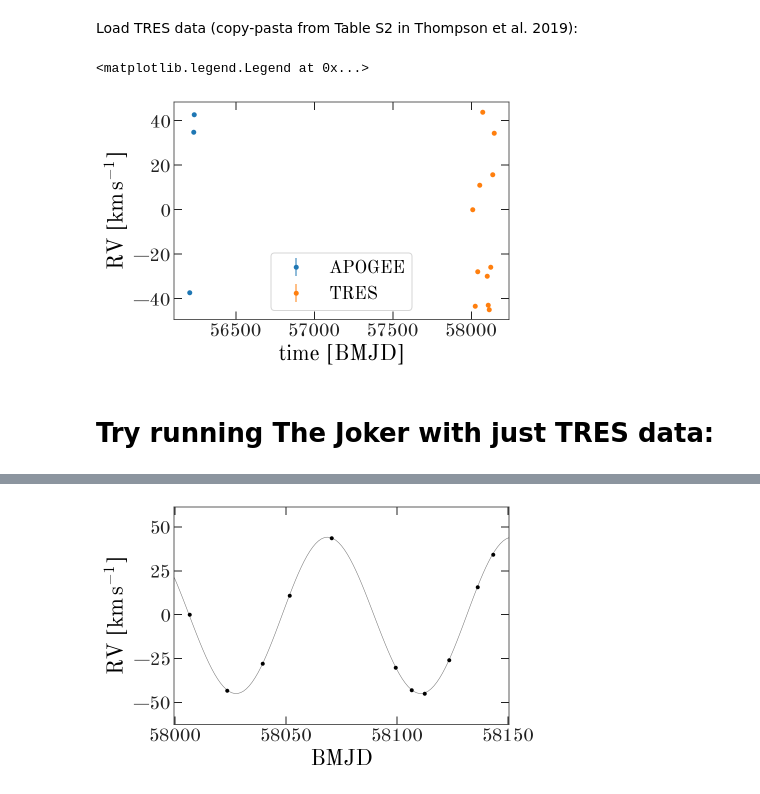
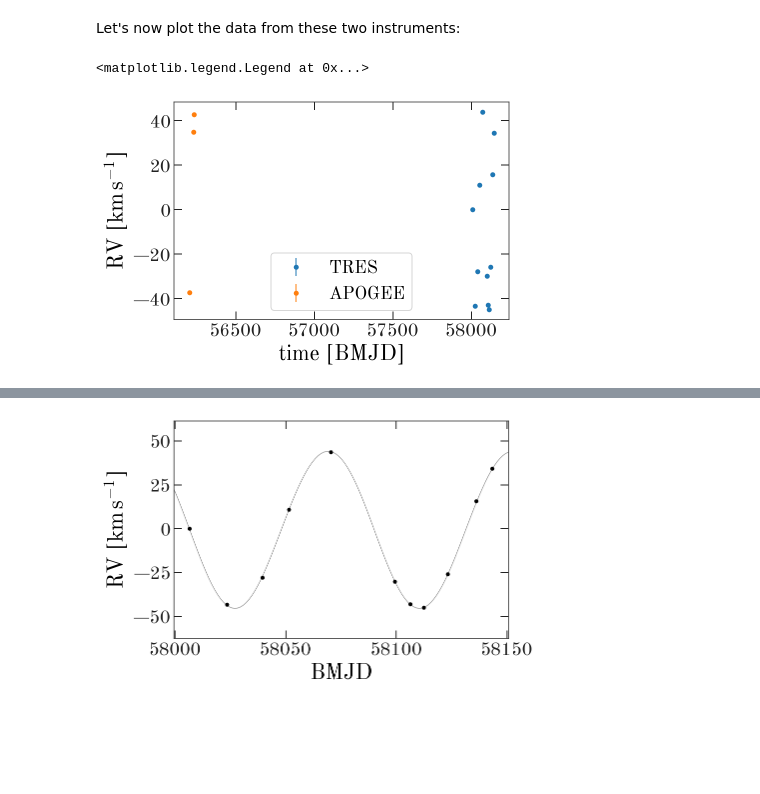
Before and after one commit to adrn/thejoker, a Jupyter notebook: docs/examples/Thompson-black-hole.ipynb, the cells around one changed output, grey strips where cells are left out. Drawn from its saved outputs; the diff is of its cells as text; code cells hidden in the pictures; blank space fills up the shorter version.

```diff
--- a/docs/examples/Thompson-black-hole.ipynb
+++ b/docs/examples/Thompson-black-hole.ipynb
@@ -24,13 +30,24 @@ Load APOGEE data (copy-pasta from Table S2 in Thompson et al. 2019):
+# %%
+tres_tbl = ascii.read(
+    """8006.97517 0.000 0.075
+    8023.98151 -43.313 0.075
+    8039.89955 -27.963 0.045
+    8051.98423 10.928 0.118
+    8070.99556 43.782 0.075
+    8099.80651 -30.033 0.054
+    8106.91698 -42.872 0.135
+    8112.81800 -44.863 0.088
+    8123.79627 -25.810 0.115
+    8136.59960 15.691 0.146
+    8143.78352 34.281 0.087""",
+    names=['HJD', 'rv', 'rv_err'])
+tres_tbl['rv'].unit = u.km/u.s
+tres_tbl['rv_err'].unit = u.km/u.s
 # %%
 apogee_tbl = ascii.read(
     """6204.95544 -37.417 0.011
     6229.92499 34.846 0.010
     6233.87715 42.567 0.010""",
     names=['HJD', 'rv', 'rv_err'])
-
-apogee_data = tj.RVData(
-    t=Time(apogee_tbl['HJD'] + 2450000, format='jd', scale='tcb'),
-    rv=apogee_tbl['rv'] * u.km/u.s,
-    rv_err=apogee_tbl['rv_err'] * u.km/u.s)
+apogee_tbl['rv'].unit = u.km/u.s
+apogee_tbl['rv_err'].unit = u.km/u.s
-# %% [markdown]
-Load TRES data (copy-pasta from Table S2 in Thompson et al. 2019):
@@ -56,10 +54,19 @@ tres_data = tj.RVData(
+# %%
+tres_data = tj.RVData(
+    t=Time(tres_tbl['HJD'] + 2450000, format='jd', scale='tcb'),
+    rv=tres_tbl['rv'],
+    rv_err=tres_tbl['rv_err'])
+
+apogee_data = tj.RVData(
+    t=Time(apogee_tbl['HJD'] + 2450000, format='jd', scale='tcb'),
+    rv=apogee_tbl['rv'],
+    rv_err=apogee_tbl['rv_err'])
+# %% [markdown]
+Let's now plot the data from these two instruments:
 # %%
-data = [apogee_data, tres_data]
-for d, name in zip(data, ['APOGEE', 'TRES']):
+for d, name in zip([tres_data, apogee_data], ['TRES', 'APOGEE']):
     d.plot(color=None, label=name)
 plt.legend(fontsize=18)
 # %% [output]
 <matplotlib.legend.Legend at 0x...>
-[figure, old version]
+[figure, new version]
-# %% [markdown]
-# Try running The Joker with just TRES data:
```
Also changed, not shown: parts of 70 cells of this notebook, 1 other file.
